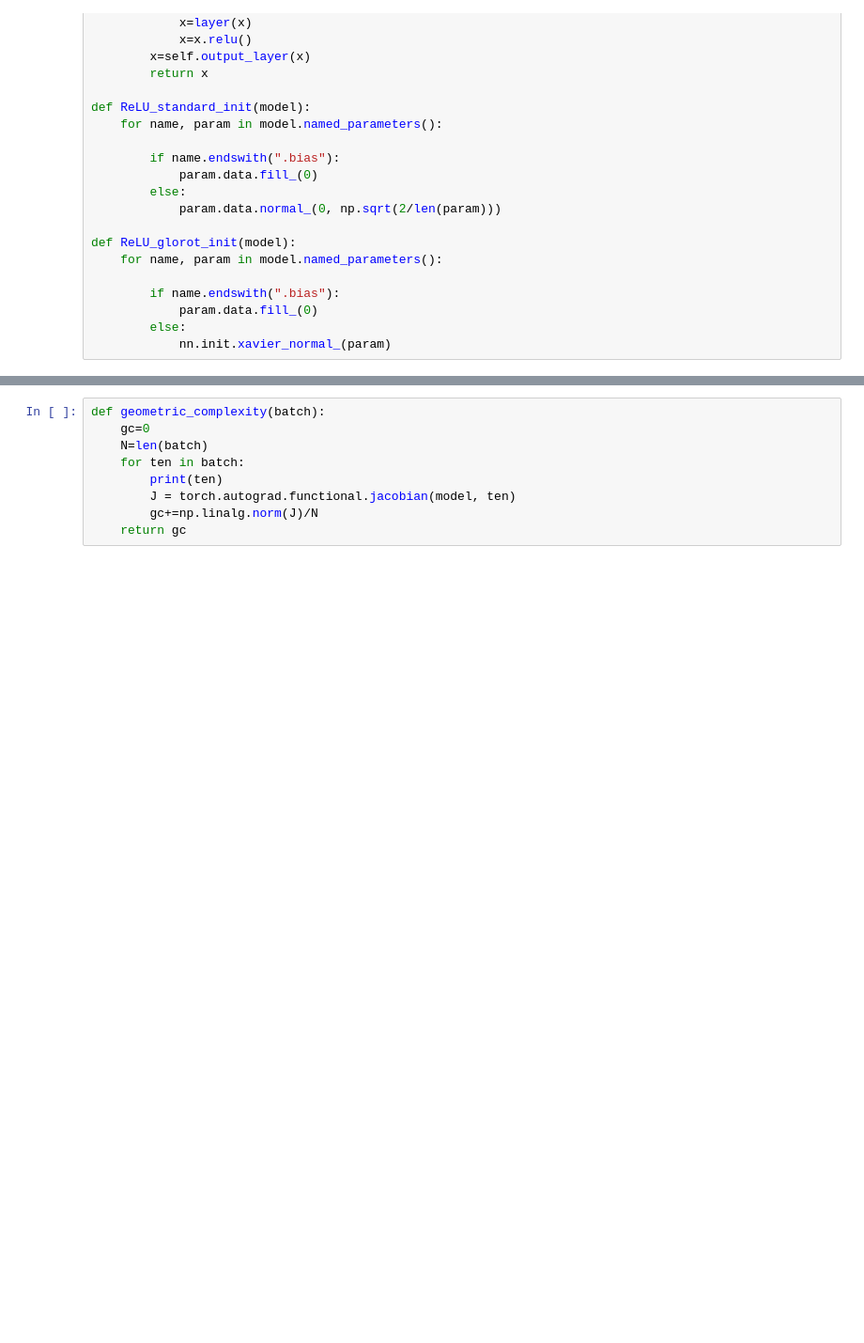
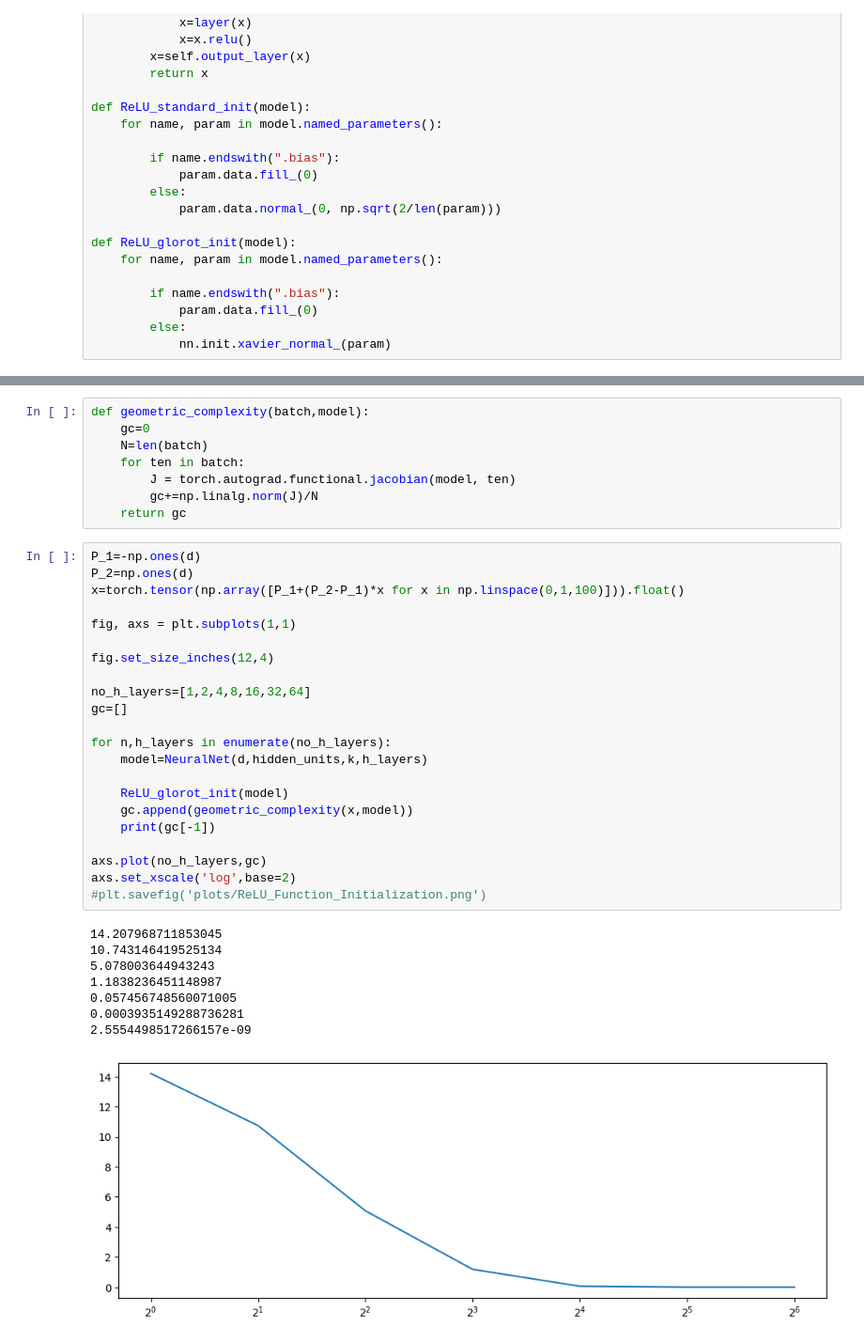
Before and after one commit to ThomasWalker1/Generalization-of-Neural-Networks, a Jupyter notebook: Generalization in Deep Learning/Geometric Complexity/geometric_complexity.ipynb, the cells around one changed output, grey strips where cells are left out. Shown at 94% size. Drawn from its saved outputs; the diff is of its cells as text; blank space fills up the shorter version.

Commit message:
Geometric Complexity

```diff
--- a/Generalization in Deep Learning/Geometric Complexity/geometric_complexity.ipynb
+++ b/Generalization in Deep Learning/Geometric Complexity/geometric_complexity.ipynb
@@ -88,9 +88,39 @@ plt.savefig('plots/ReLU_Function_Initialization.png')
 # %%
-def geometric_complexity(batch):
+def geometric_complexity(batch,model):
     gc=0
     N=len(batch)
     for ten in batch:
-        print(ten)
         J = torch.autograd.functional.jacobian(model, ten)
         gc+=np.linalg.norm(J)/N
     return gc
+# %%
+P_1=-np.ones(d)
+P_2=np.ones(d)
+x=torch.tensor(np.array([P_1+(P_2-P_1)*x for x in np.linspace(0,1,100)])).float()
+
+fig, axs = plt.subplots(1,1)
+
+fig.set_size_inches(12,4)
+
+no_h_layers=[1,2,4,8,16,32,64]
+gc=[]
+
+for n,h_layers in enumerate(no_h_layers):
+    model=NeuralNet(d,hidden_units,k,h_layers)
+
+    ReLU_glorot_init(model)
+    gc.append(geometric_complexity(x,model))
+    print(gc[-1])
+
+axs.plot(no_h_layers,gc)
+axs.set_xscale('log',base=2)
+#plt.savefig('plots/ReLU_Function_Initialization.png')
+# %% [output]
+14.207968711853045
+10.743146419525134
+5.078003644943243
+1.1838236451148987
+0.057456748560071005
+0.0003935149288736281
+2.5554498517266157e-09
+[figure, added]
```
Also changed, not shown: parts of 2 cells of this notebook, 1 other file.
